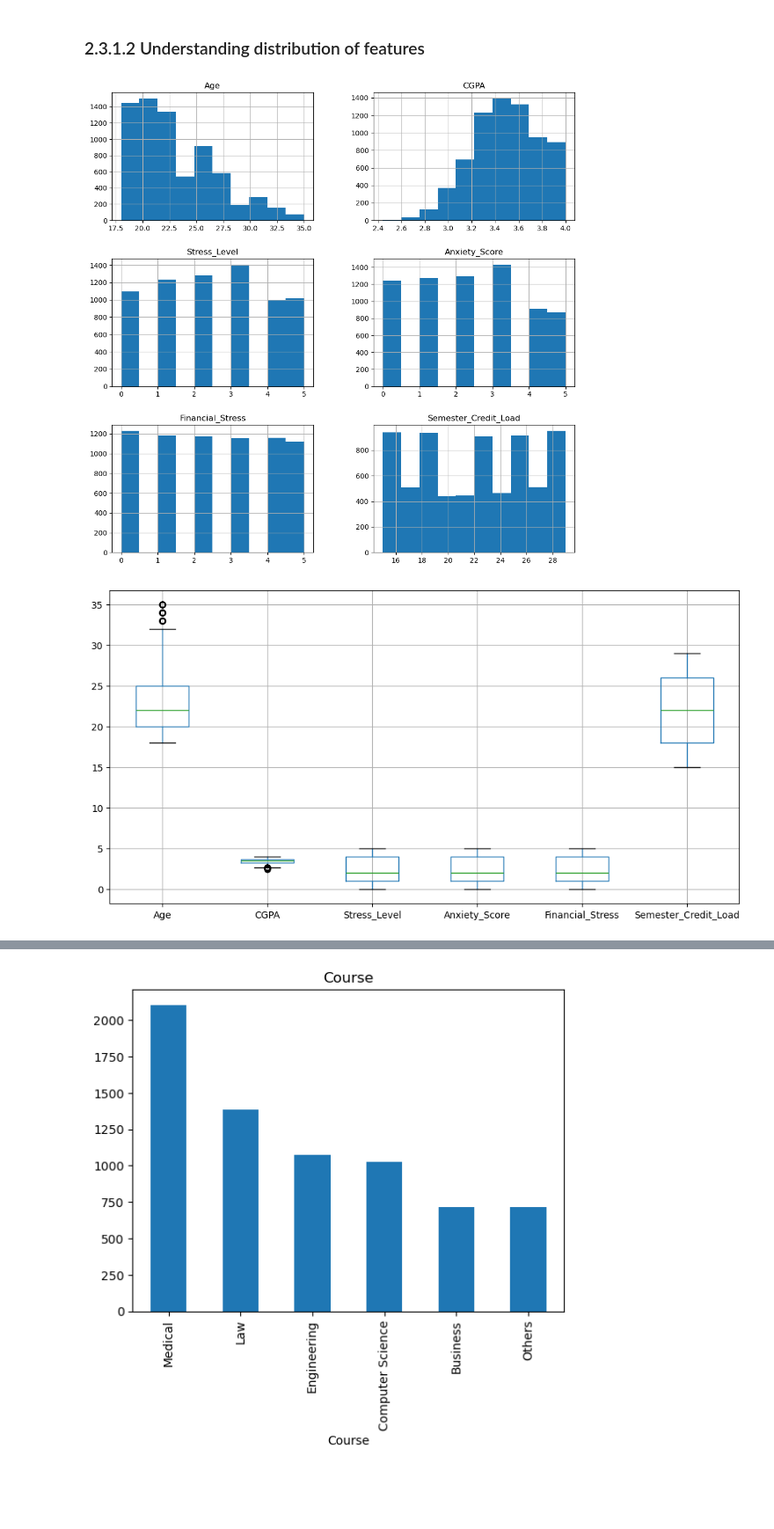
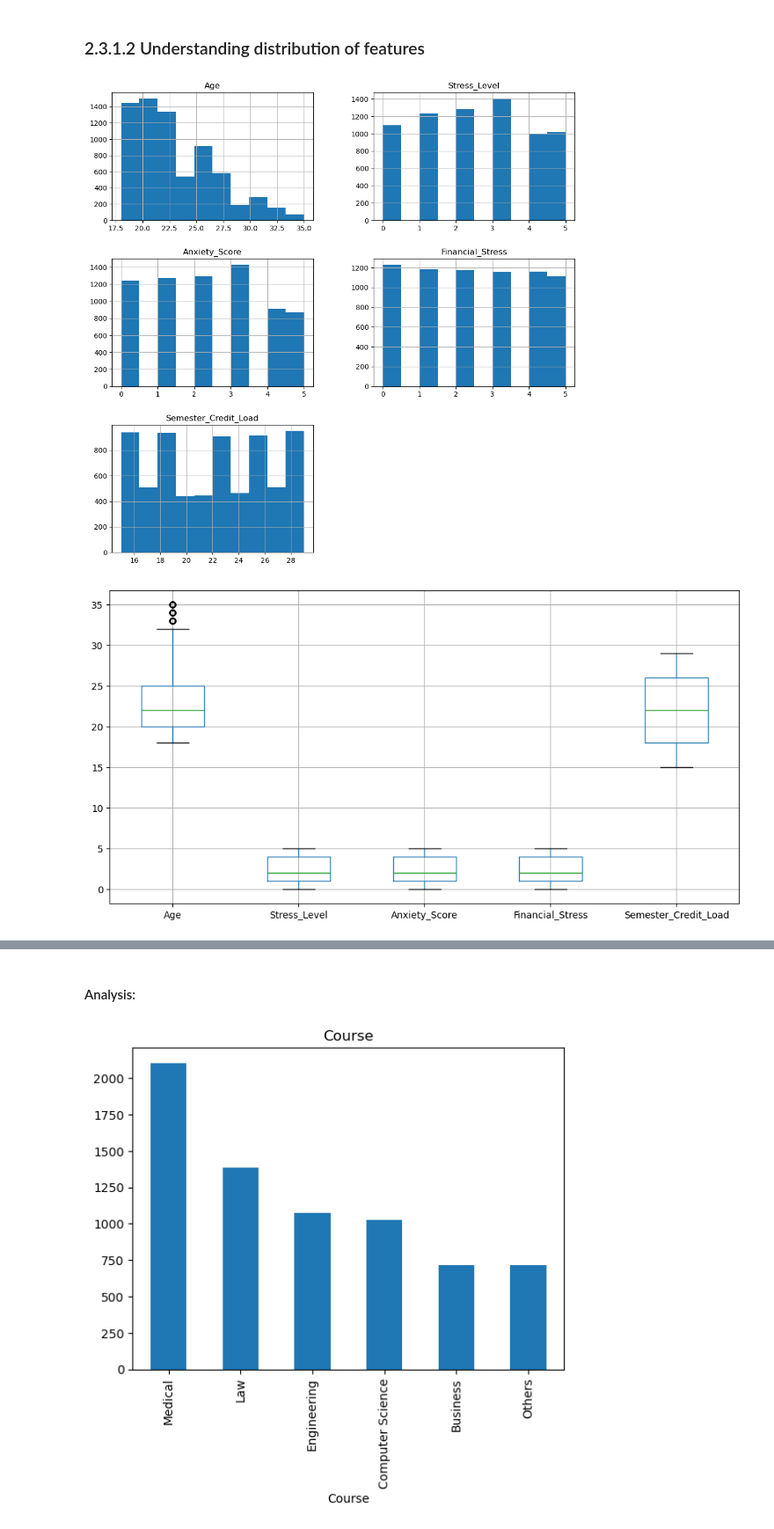
Before and after one commit to cheesyslayer1234/ML_assignment, a Jupyter notebook: NG FENG KANG MALCOLM MLDP Program Codes.ipynb, the cells around one changed output, grey strips where cells are left out. Shown at 88% size. Cells and saved outputs as stored; diff of their text form; code cells hidden in the pictures; blank space fills up the shorter version.

```diff
--- a/NG FENG KANG MALCOLM MLDP Program Codes.ipynb
+++ b/NG FENG KANG MALCOLM MLDP Program Codes.ipynb
@@ -173,19 +185,33 @@ plt.show()
 # %% [markdown]
 ### 2.3.1.2 Understanding distribution of features
 # %%
-df = df.drop(columns=['ID'])
+df = df.drop(columns=['ID']) # Storing the DataFrame after dropping the 'ID' column as it is not useful for analysis.
 
-features = df.drop(columns=[col_y])
-num_features = features.select_dtypes(include='number')
+features = df.drop(columns=[col_y, 'CGPA']) # Dropping target variable and CGPA from features for visualization due to scale issue with CGPA.
+num_features = features.select_dtypes(include='number') # Selecting only numerical features for visualization.
+col_cgpa = df['CGPA'] # Storing CGPA column separately for individual visualization.
 
+# Plotting histograms for all numerical features to visualize their distributions.
 num_features.hist(figsize=(12, 12))
 plt.show()
 
 plt.figure(figsize=(12, 6))
-num_features.boxplot()
+features.boxplot()
 plt.show()
 
-## Remove CGPA Boxplot because of scale issue
+# Seperate CGPA histogram due to scale issues
+col_cgpa.hist(figsize=(6,4))
+plt.title('Distribution of CGPA')
+plt.xlabel('CGPA')
+plt.ylabel('Frequency')
+plt.show()
+
+# Seperate CGPA boxplot due to scale issues
+plt.figure(figsize=(6,4))
+plt.boxplot(col_cgpa.dropna(), vert=True)
+plt.title('Boxplot of CGPA')
+plt.ylabel('CGPA')
+plt.show()
 # %% [output]
-[figure, old version]
+[figure, new version]
-[figure, old version]
+[figure, new version]
@@ -192,3 +220,5 @@ plt.show()
+# %% [markdown]
+#### Analysis:
 # %%
 cat_features = df.select_dtypes(include='object')
 
```
Also changed, not shown: parts of 7 cells of this notebook.
